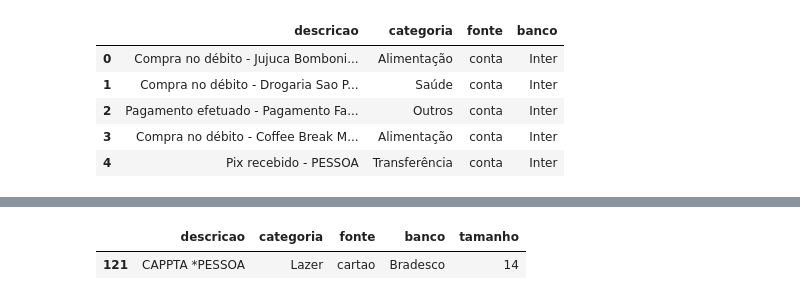
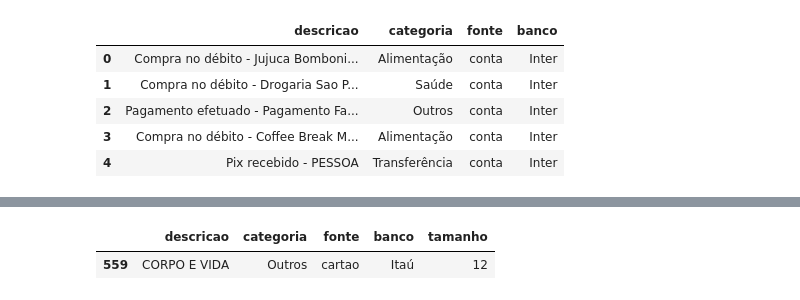
Before and after one commit to ricardoaufe/classificador-transacoes-ptbr, a Jupyter notebook: notebooks/01_exploracao.ipynb, the cells around one changed output, grey strips where cells are left out. Drawn from its saved outputs; the diff is of its cells as text; code cells hidden in the pictures.

```diff
--- a/notebooks/01_exploracao.ipynb
+++ b/notebooks/01_exploracao.ipynb
@@ -111,10 +116,10 @@ cartao    52
 Name: count, dtype: int64
 # %%
-pag = df['descricao'].str.contains("CAPPTA *", regex=False)
+pag = df['descricao'].str.contains("CORP", regex=False)
 df[pag]
 # %% [output]
 |  | descricao | categoria | fonte | banco | tamanho |
-| 121 | CAPPTA *PESSOA | Lazer | cartao | Bradesco | 14 |
+| 559 | CORPO E VIDA | Outros | cartao | Itaú | 12 |
 # %%
 df["tamanho"] = df["descricao"].str.len()
 
```
Also changed, not shown: parts of 8 cells of this notebook.
